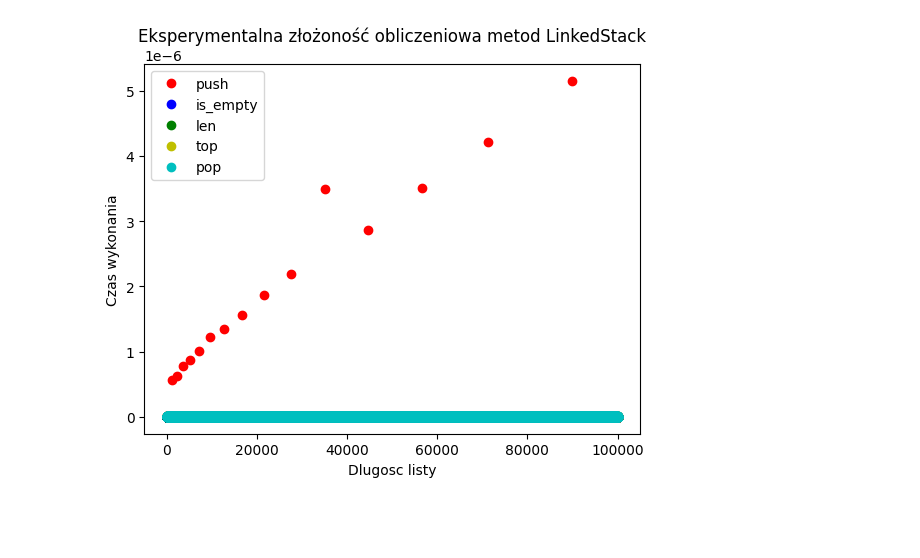
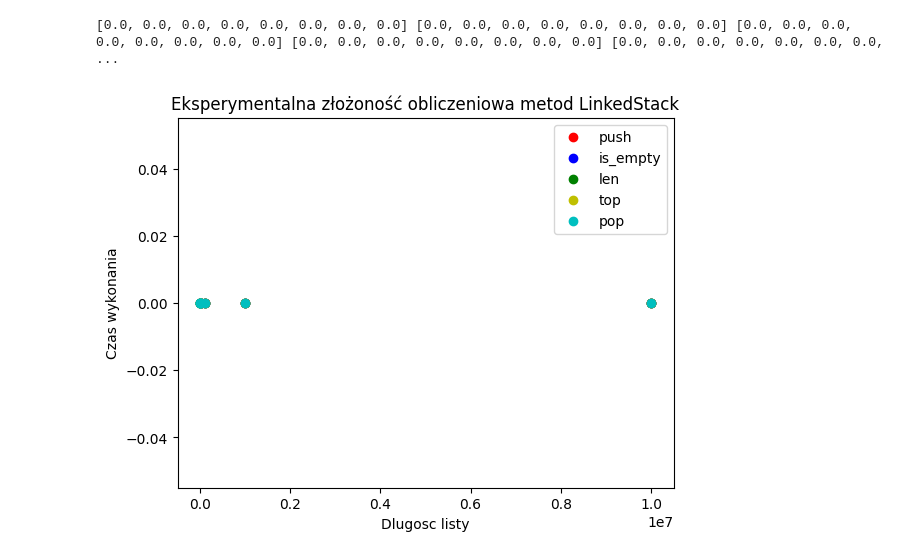
Before and after one commit to rafglo/AiSD, a Jupyter notebook: lista4/lista4.ipynb, the cells around one changed output. Cells and saved outputs as stored; diff of their text form; code cells hidden in the pictures; blank space fills up the shorter version.

```diff
--- a/lista4/lista4.ipynb
+++ b/lista4/lista4.ipynb
@@ -83,17 +87,20 @@ def stoper(n, liczba_pomiarow):
     return push_time, is_empty_time, len_time, top_time, pop_time
 # %%
+
 import matplotlib.pyplot as plt
-xs = range(0, 100000)
-push_time, is_empty_time, len_time, top_time, pop_time = stoper(100000, 100)
+xs = ns = [1, 10, 100, 1000, 10000, 100000, 1000000, 10000000]
+push_time, is_empty_time, len_time, top_time, pop_time = stoper(100)
+print(push_time, is_empty_time, len_time, top_time, pop_time)
 plt.plot(xs, push_time, "ro", label="push")
 plt.plot(xs, is_empty_time, "bo", label="is_empty")
 plt.plot(xs, len_time, "go", label = "len")
 plt.plot(xs, top_time, "yo", label = "top")
 plt.plot(xs, pop_time, "co", label = "pop")
 plt.xlabel("Dlugosc listy")
 plt.legend(loc="best")
 plt.ylabel("Czas wykonania")
 plt.title("Eksperymentalna złożoność obliczeniowa metod LinkedStack")
 plt.show()
 # %% [output]
+[0.0, 0.0, 0.0, 0.0, 0.0, 0.0, 0.0, 0.0] [0.0, 0.0, 0.0, 0.0, 0.0, 0.0, 0.0, 0.0] [0.0, 0.0, 0.0, 0.0, 0.0, 0.0, 0.0, 0.0] [0.0, 0.0, 0.0, 0.0, 0.0, 0.0, 0.0, 0.0] [0.0, 0.0, 0.0, 0.0, 0.0, 0.0, 0.0,  ...
-[figure, old version]
+[figure, new version]
```
Also changed, not shown: parts of 12 cells of this notebook, 5 other files.
